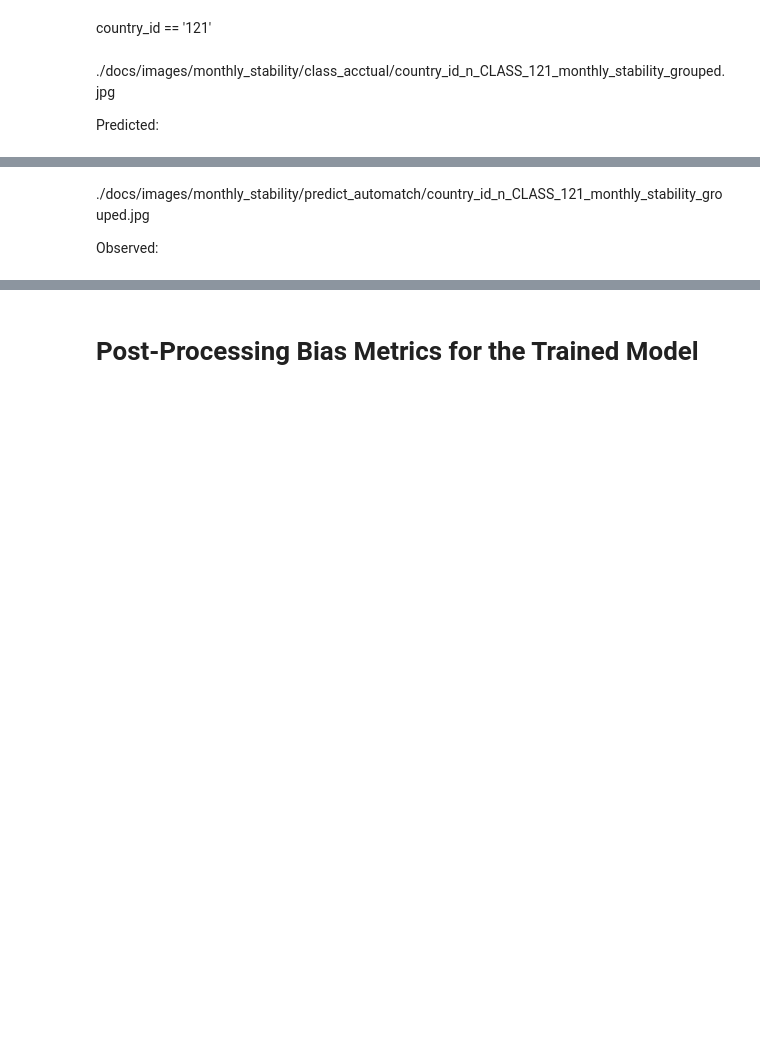
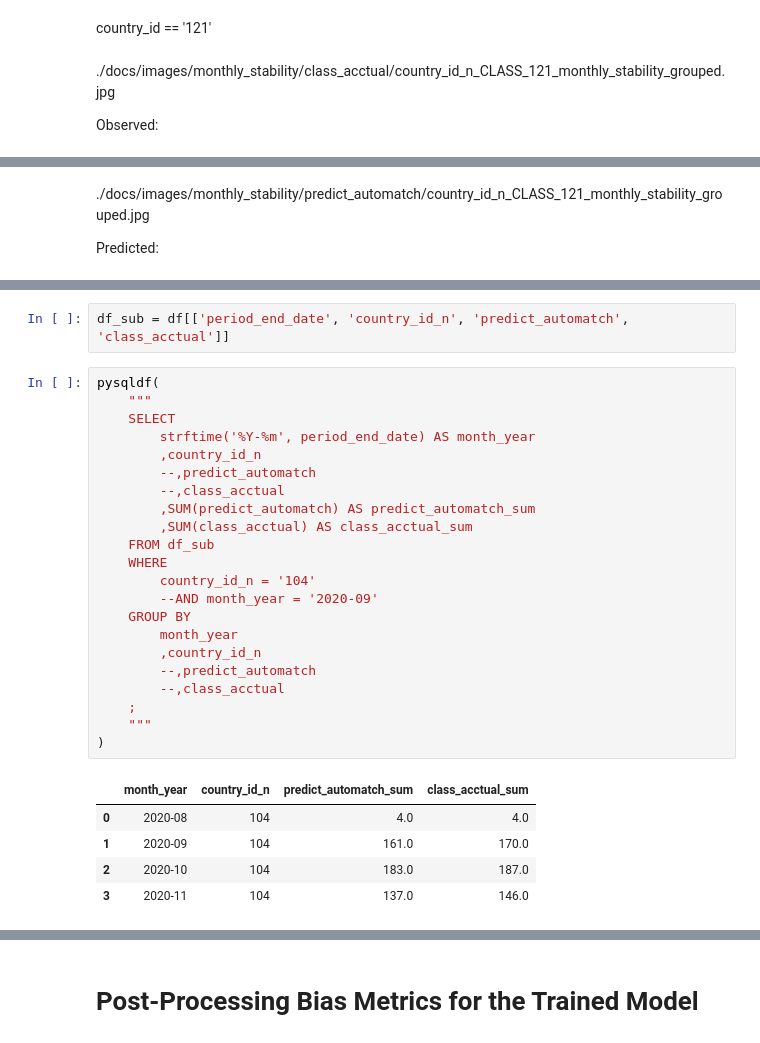
Before and after one commit to KonuTech/gfk_ml_ops_data_analyst, a Jupyter notebook: Profiler.ipynb, the cells around one changed output, grey strips where cells are left out. Drawn from its saved outputs; the diff is of its cells as text; blank space fills up the shorter version.

```diff
--- a/Profiler.ipynb
+++ b/Profiler.ipynb
@@ -243,12 +271,42 @@ country_id == '121'
 # %% [markdown]
 ./docs/images/monthly_stability/class_acctual/country_id_n_CLASS_121_monthly_stability_grouped.jpg
 
-Predicted:
+Observed:
 # %% [markdown]
 ![image info](./docs/images/monthly_stability/class_acctual/country_id_n_CLASS_121_monthly_stability_grouped.jpg)
 # %% [markdown]
 ./docs/images/monthly_stability/predict_automatch/country_id_n_CLASS_121_monthly_stability_grouped.jpg
 
-Observed:
+Predicted:
 # %% [markdown]
 ![image info](./docs/images/monthly_stability/predict_automatch/country_id_n_CLASS_121_monthly_stability_grouped.jpg)
+# %%
+df_sub = df[['period_end_date', 'country_id_n', 'predict_automatch', 'class_acctual']]
+# %%
+pysqldf(
+    """
+    SELECT
+        strftime('%Y-%m', period_end_date) AS month_year
+        ,country_id_n
+        --,predict_automatch
+        --,class_acctual
+        ,SUM(predict_automatch) AS predict_automatch_sum
+        ,SUM(class_acctual) AS class_acctual_sum
+    FROM df_sub
+    WHERE
+        country_id_n = '104'
+        --AND month_year = '2020-09'
+    GROUP BY
+        month_year
+        ,country_id_n
+        --,predict_automatch
+        --,class_acctual
+    ;
+    """
+)
+# %% [output]
+|  | month_year | country_id_n | predict_automatch_sum | class_acctual_sum |
+| 0 | 2020-08 | 104 | 4.0 | 4.0 |
+| 1 | 2020-09 | 104 | 161.0 | 170.0 |
+| 2 | 2020-10 | 104 | 183.0 | 187.0 |
+| 3 | 2020-11 | 104 | 137.0 | 146.0 |
```
Also changed, not shown: parts of 6 cells of this notebook, 2 other files.
